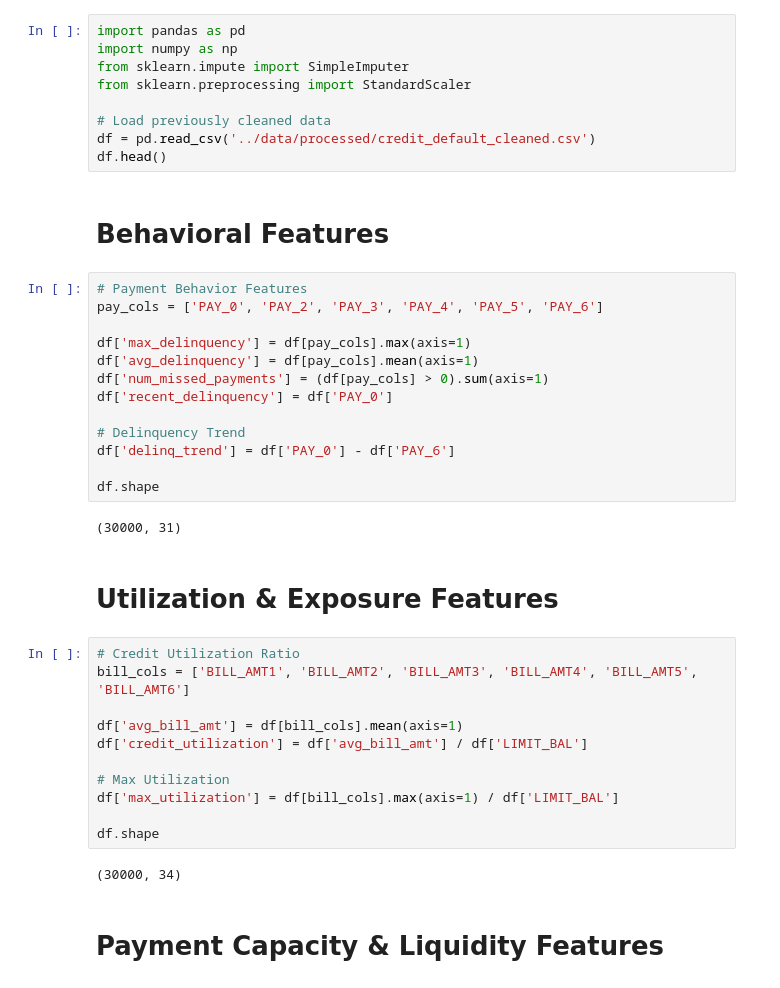
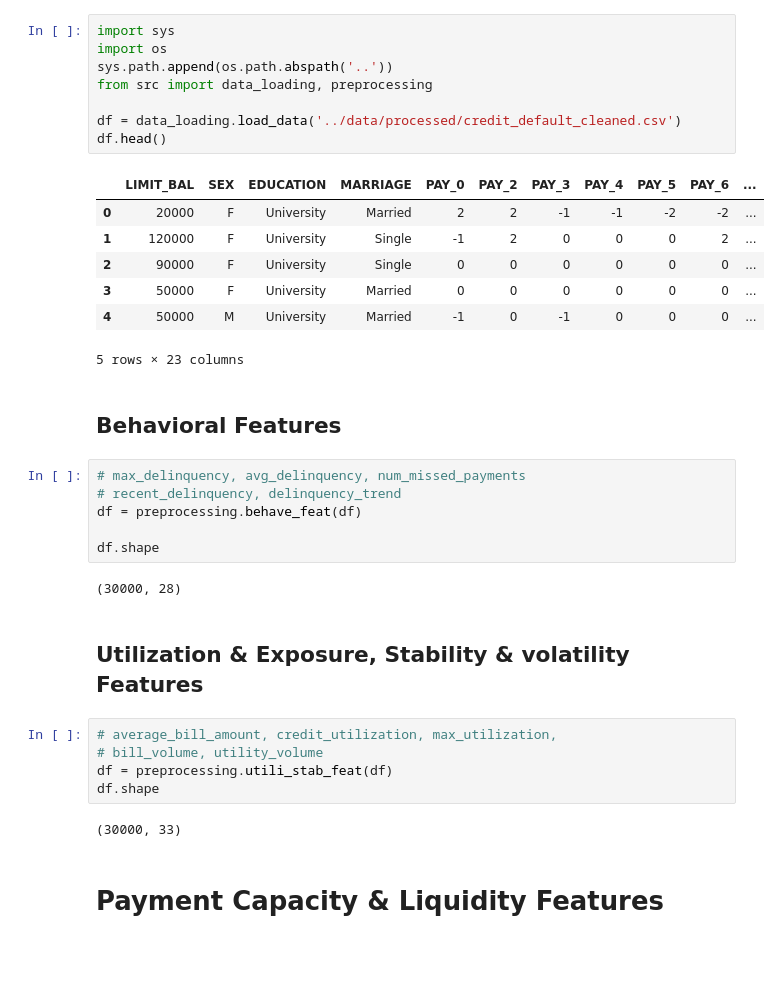
Before and after one commit to CJC-AI/credit-default-prediction, a Jupyter notebook: notebooks/02_feature_engineering.ipynb, the cells around one changed output. Cells and saved outputs as stored; diff of their text form; blank space fills up the shorter version.

```diff
--- a/notebooks/02_feature_engineering.ipynb
+++ b/notebooks/02_feature_engineering.ipynb
@@ -1,44 +1,38 @@
 # %%
-import pandas as pd
-import numpy as np
-from sklearn.impute import SimpleImputer
-from sklearn.preprocessing import StandardScaler
+import sys
+import os
+sys.path.append(os.path.abspath('..'))
+from src import data_loading, preprocessing
 
-# Load previously cleaned data
-df = pd.read_csv('../data/processed/credit_default_cleaned.csv')
+df = data_loading.load_data('../data/processed/credit_default_cleaned.csv')
 df.head()
+# %% [output]
+|  | LIMIT_BAL | SEX | EDUCATION | MARRIAGE | PAY_0 | PAY_2 | PAY_3 | PAY_4 | PAY_5 | PAY_6 | ... |
+| 0 | 20000 | F | University | Married | 2 | 2 | -1 | -1 | -2 | -2 | ... |
+| 1 | 120000 | F | University | Single | -1 | 2 | 0 | 0 | 0 | 2 | ... |
+| 2 | 90000 | F | University | Single | 0 | 0 | 0 | 0 | 0 | 0 | ... |
+| 3 | 50000 | F | University | Married | 0 | 0 | 0 | 0 | 0 | 0 | ... |
+| 4 | 50000 | M | University | Married | -1 | 0 | -1 | 0 | 0 | 0 | ... |
+5 rows × 23 columns
 # %% [markdown]
-# Behavioral Features
+## Behavioral Features
 # %%
-# Payment Behavior Features
-pay_cols = ['PAY_0', 'PAY_2', 'PAY_3', 'PAY_4', 'PAY_5', 'PAY_6']
-
-df['max_delinquency'] = df[pay_cols].max(axis=1)
-df['avg_delinquency'] = df[pay_cols].mean(axis=1)
-df['num_missed_payments'] = (df[pay_cols] > 0).sum(axis=1)
-df['recent_delinquency'] = df['PAY_0']
-
-# Delinquency Trend
-df['delinq_trend'] = df['PAY_0'] - df['PAY_6']
+# max_delinquency, avg_delinquency, num_missed_payments
+# recent_delinquency, delinquency_trend
+df = preprocessing.behave_feat(df)
 
 df.shape
 # %% [output]
-(30000, 31)
+(30000, 28)
 # %% [markdown]
-# Utilization & Exposure Features
+## Utilization & Exposure, Stability & volatility Features
 # %%
-# Credit Utilization Ratio
-bill_cols = ['BILL_AMT1', 'BILL_AMT2', 'BILL_AMT3', 'BILL_AMT4', 'BILL_AMT5', 'BILL_AMT6']
-
-df['avg_bill_amt'] = df[bill_cols].mean(axis=1)
-df['credit_utilization'] = df['avg_bill_amt'] / df['LIMIT_BAL']
-
-# Max Utilization
-df['max_utilization'] = df[bill_cols].max(axis=1) / df['LIMIT_BAL']
-
+# average_bill_amount, credit_utilization, max_utilization,
+# bill_volume, utility_volume
+df = preprocessing.utili_stab_feat(df)
 df.shape
 # %% [output]
-(30000, 34)
+(30000, 33)
 # %% [markdown]
 # Payment Capacity & Liquidity Features
 # %%
```
Also changed, not shown: parts of 8 cells of this notebook, 6 other files.
